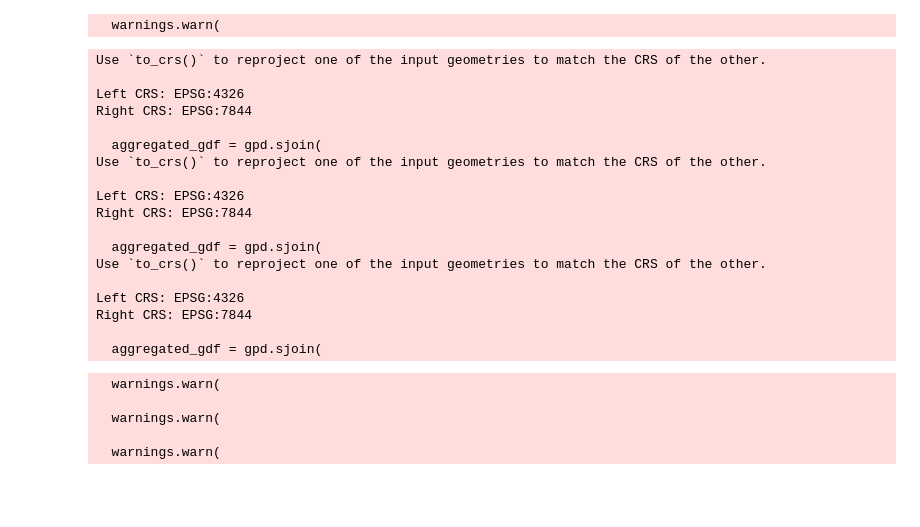
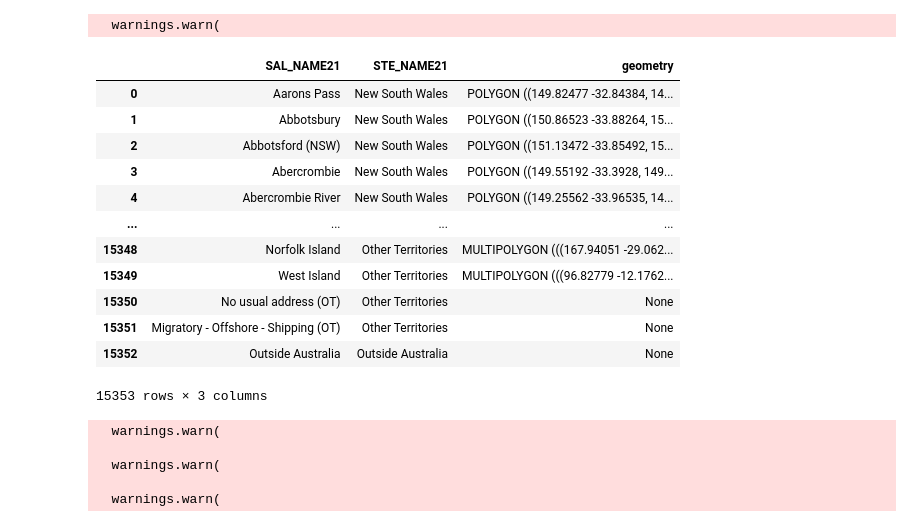
Before and after one commit to WyattJiang/2025_DataScienceProject2_DS07, a Jupyter notebook: data_gen/data_processing.ipynb, the cells around one changed output. Saved outputs shown, nothing was run; the diff lists cells and outputs as text; code cells hidden in the pictures; blank space fills up the shorter version.

```diff
--- a/data_gen/data_processing.ipynb
+++ b/data_gen/data_processing.ipynb
@@ -16,29 +16,21 @@ _, state_polygons = extractor.aggregate_shape(precip)
 # %% [output]
   warnings.warn(
-# %%
-# _, state_polygons = extractor.aggregate_shape(precip)
-precip_gdf_hex, hexagon_polygons = extractor.aggregate_h3_australia(precip, state_polygons, resolution=4)
-tmax_gdf_hex, _ = extractor.aggregate_h3_australia(tmax, state_polygons)
-tmin_gdf_hex, _ = extractor.aggregate_h3_australia(tmin, state_polygons)
-# %% [output]
-Use `to_crs()` to reproject one of the input geometries to match the CRS of the other.
-
-Left CRS: EPSG:4326
-Right CRS: EPSG:7844
-
-  aggregated_gdf = gpd.sjoin(
-Use `to_crs()` to reproject one of the input geometries to match the CRS of the other.
-
-Left CRS: EPSG:4326
-Right CRS: EPSG:7844
-
-  aggregated_gdf = gpd.sjoin(
-Use `to_crs()` to reproject one of the input geometries to match the CRS of the other.
-
-Left CRS: EPSG:4326
-Right CRS: EPSG:7844
-
-  aggregated_gdf = gpd.sjoin(
+# %%
+state_polygons
+# %% [output]
+|  | SAL_NAME21 | STE_NAME21 | geometry |
+| 0 | Aarons Pass | New South Wales | POLYGON ((149.82477 -32.84384, 14... |
+| 1 | Abbotsbury | New South Wales | POLYGON ((150.86523 -33.88264, 15... |
+| 2 | Abbotsford (NSW) | New South Wales | POLYGON ((151.13472 -33.85492, 15... |
+| 3 | Abercrombie | New South Wales | POLYGON ((149.55192 -33.3928, 149... |
+| 4 | Abercrombie River | New South Wales | POLYGON ((149.25562 -33.96535, 14... |
+| ... | ... | ... | ... |
+| 15348 | Norfolk Island | Other Territories | MULTIPOLYGON (((167.94051 -29.062... |
+| 15349 | West Island | Other Territories | MULTIPOLYGON (((96.82779 -12.1762... |
+| 15350 | No usual address (OT) | Other Territories | None |
+| 15351 | Migratory - Offshore - Shipping (OT) | Other Territories | None |
+| 15352 | Outside Australia | Outside Australia | None |
+15353 rows × 3 columns
 # %%
 precip_gdf, _ = extractor.aggregate_shape(precip)
 tmax_gdf, _ = extractor.aggregate_shape(tmax)
```
Also changed, not shown: parts of 13 cells of this notebook, 1 other file.
